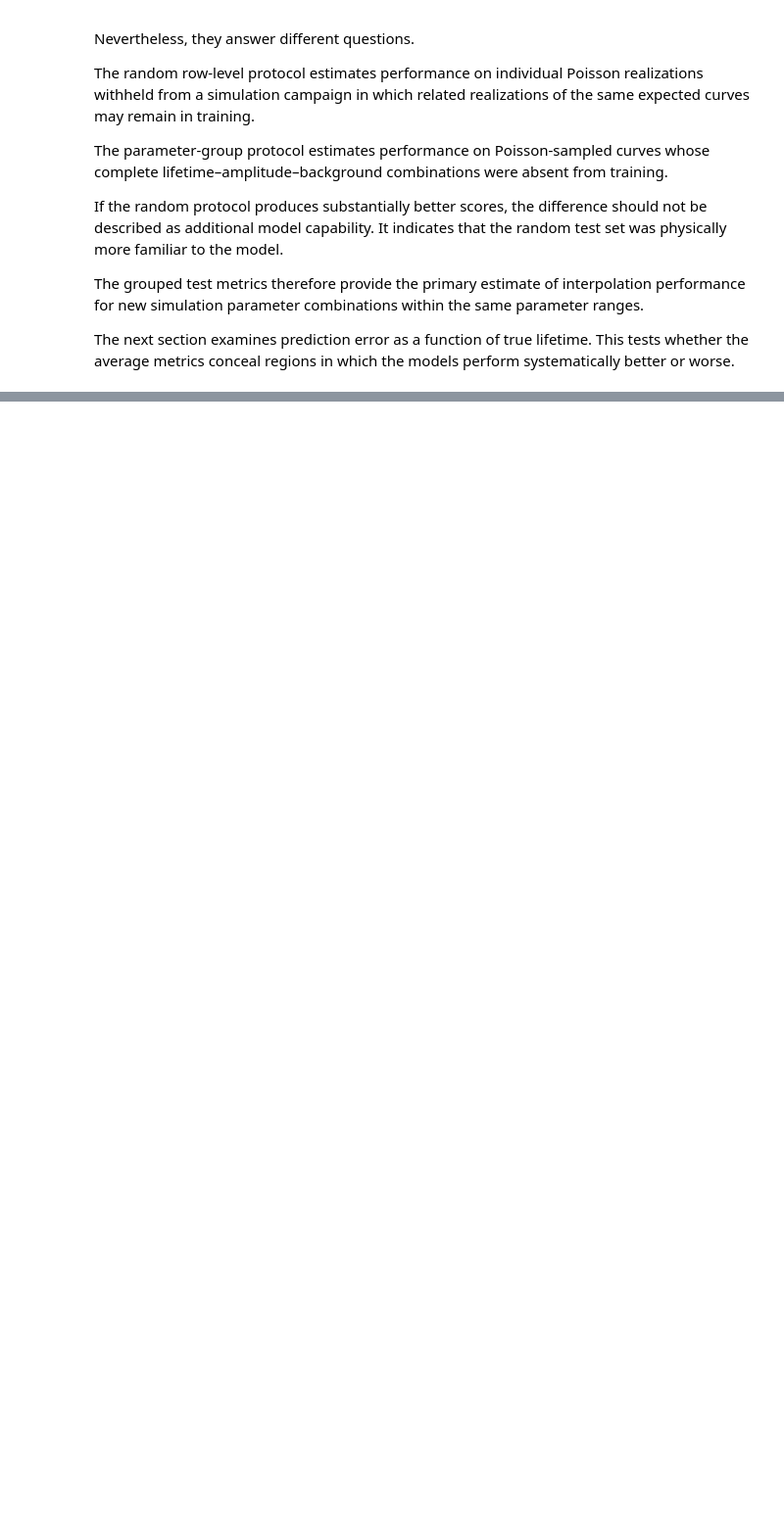
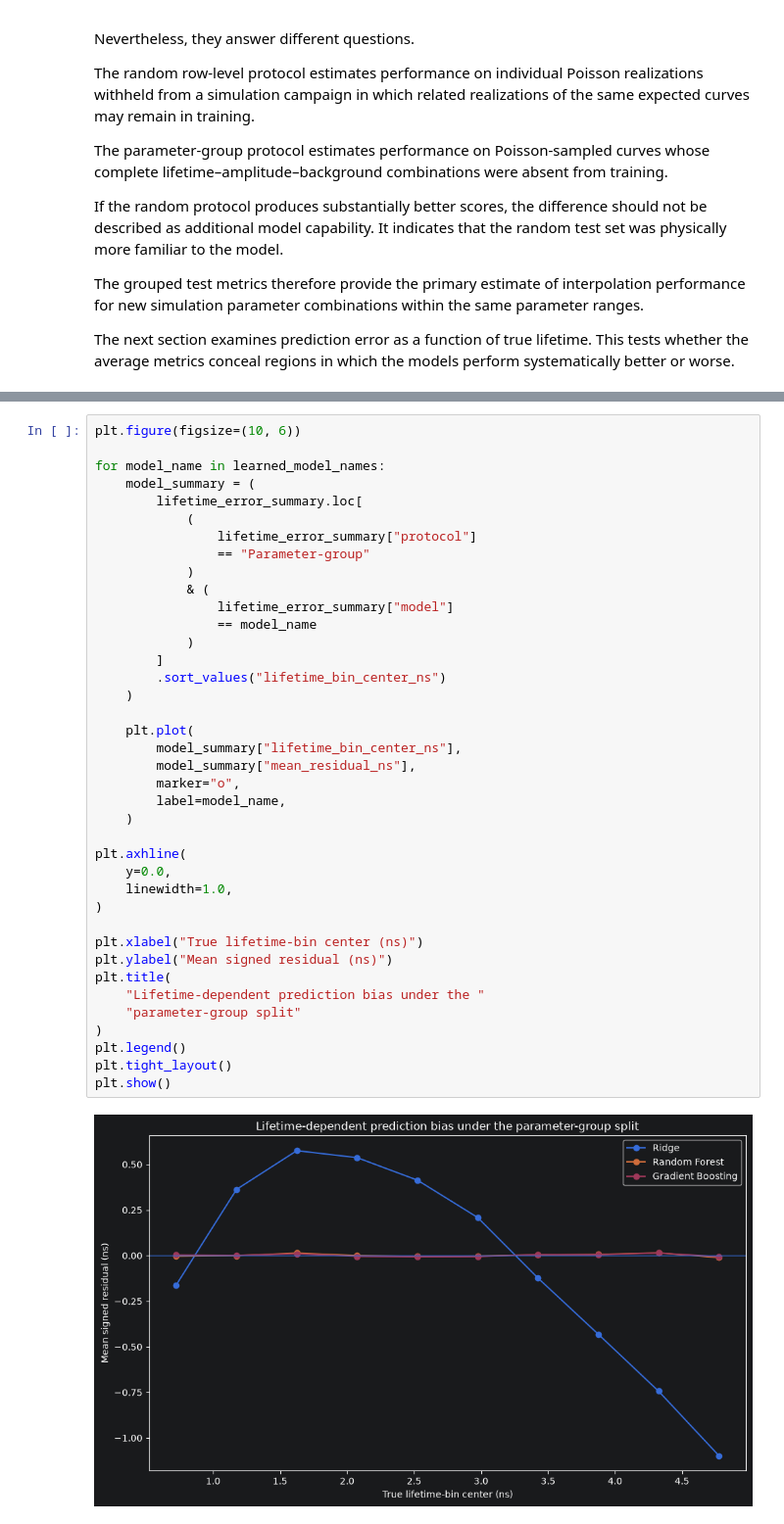
Before and after one commit to moryev/tcspc-lifetime-toolkit, a Jupyter notebook: notebooks/05_data_leakage_and_grouped_evaluation.ipynb, the cells around one changed output, grey strips where cells are left out. Shown at 98% size. Drawn from its saved outputs; the diff is of its cells as text; blank space fills up the shorter version.

```diff
--- a/notebooks/05_data_leakage_and_grouped_evaluation.ipynb
+++ b/notebooks/05_data_leakage_and_grouped_evaluation.ipynb
@@ -3799,0 +4474,41 @@ The next section examines prediction error as a function of true lifetime. This
+# %%
+plt.figure(figsize=(10, 6))
+
+for model_name in learned_model_names:
+    model_summary = (
+        lifetime_error_summary.loc[
+            (
+                lifetime_error_summary["protocol"]
+                == "Parameter-group"
+            )
+            & (
+                lifetime_error_summary["model"]
+                == model_name
+            )
+        ]
+        .sort_values("lifetime_bin_center_ns")
+    )
+
+    plt.plot(
+        model_summary["lifetime_bin_center_ns"],
+        model_summary["mean_residual_ns"],
+        marker="o",
+        label=model_name,
+    )
+
+plt.axhline(
+    y=0.0,
+    linewidth=1.0,
+)
+
+plt.xlabel("True lifetime-bin center (ns)")
+plt.ylabel("Mean signed residual (ns)")
+plt.title(
+    "Lifetime-dependent prediction bias under the "
+    "parameter-group split"
+)
+plt.legend()
+plt.tight_layout()
+plt.show()
+# %% [output]
+[figure, added]
```
Also changed, not shown: parts of 47 cells of this notebook.
